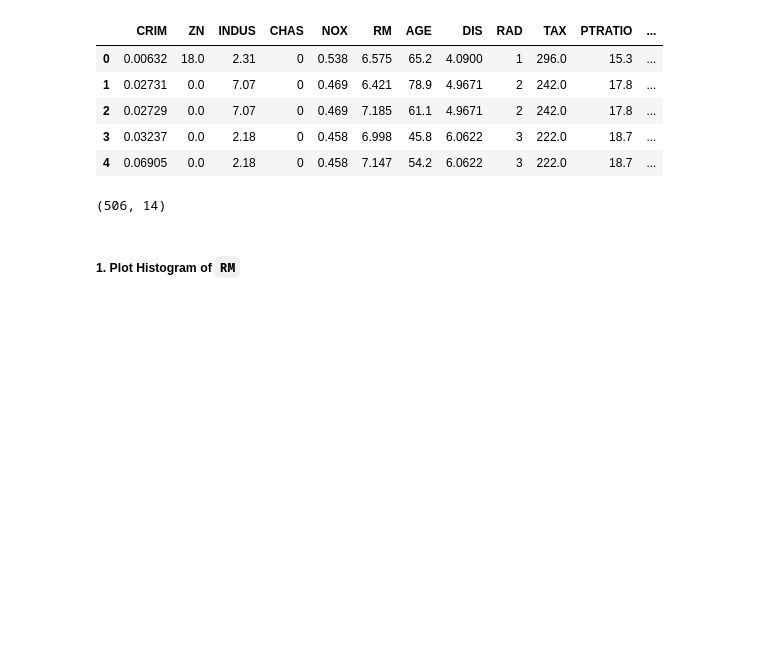
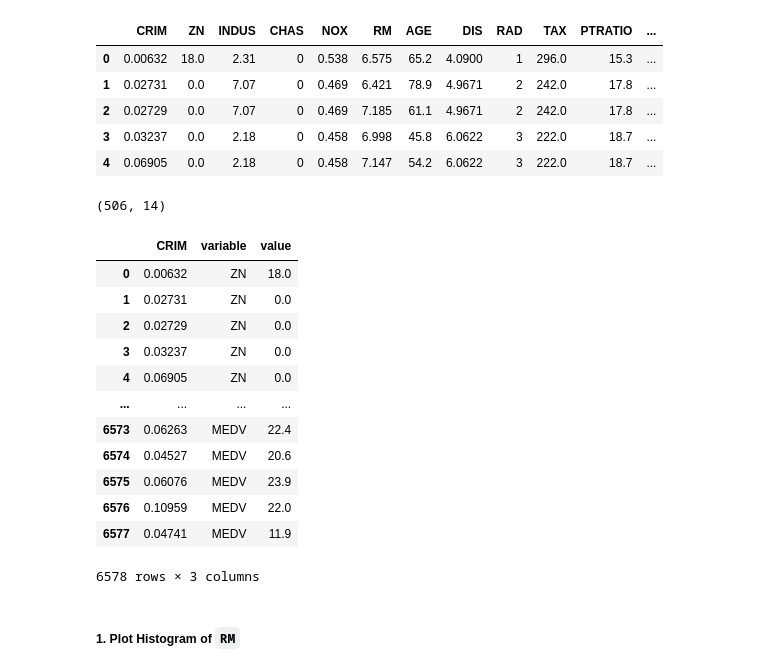
Before and after one commit to Brittles88/IOD, a Jupyter notebook: Module 2/LAB 2/IOD_Lab 2.2.2 - Answers.ipynb, the cells around one changed output. Saved outputs shown, nothing was run; the diff lists cells and outputs as text; code cells hidden in the pictures; blank space fills up the shorter version.

```diff
--- a/Module 2/LAB 2/IOD_Lab 2.2.2 - Answers.ipynb
+++ b/Module 2/LAB 2/IOD_Lab 2.2.2 - Answers.ipynb
@@ -56,6 +56,22 @@ data.head()
 data.shape
 # %% [output]
 (506, 14)
+# %%
+pd.melt(data, id_vars = 'CRIM')
+# %% [output]
+|  | CRIM | variable | value |
+| 0 | 0.00632 | ZN | 18.0 |
+| 1 | 0.02731 | ZN | 0.0 |
+| 2 | 0.02729 | ZN | 0.0 |
+| 3 | 0.03237 | ZN | 0.0 |
+| 4 | 0.06905 | ZN | 0.0 |
+| ... | ... | ... | ... |
+| 6573 | 0.06263 | MEDV | 22.4 |
+| 6574 | 0.04527 | MEDV | 20.6 |
+| 6575 | 0.06076 | MEDV | 23.9 |
+| 6576 | 0.10959 | MEDV | 22.0 |
+| 6577 | 0.04741 | MEDV | 11.9 |
+6578 rows × 3 columns
 # %% [markdown]
 ##### 1. Plot Histogram of `RM`
 # %%
```
Also changed, not shown: parts of 11 cells of this notebook, 28 other files.
